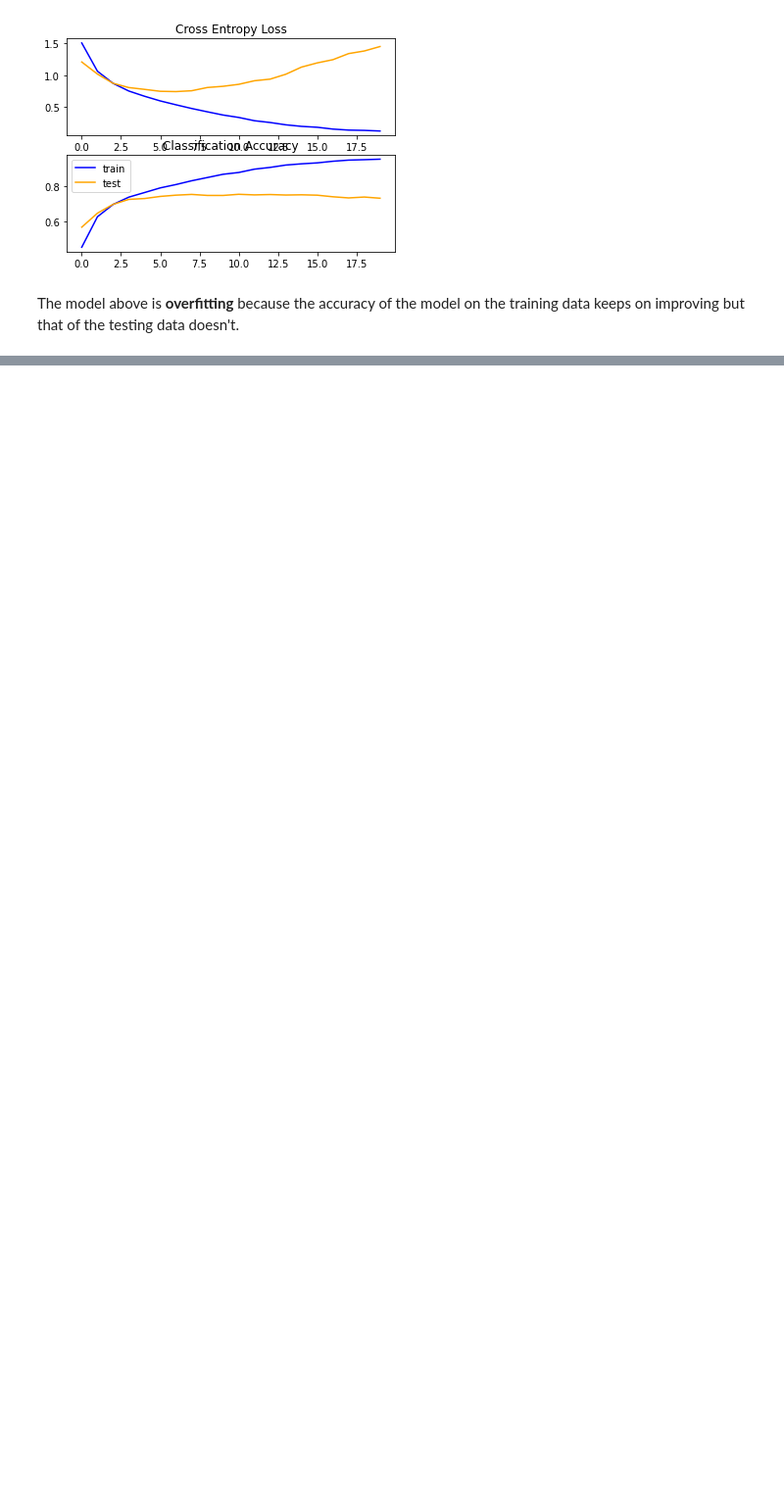
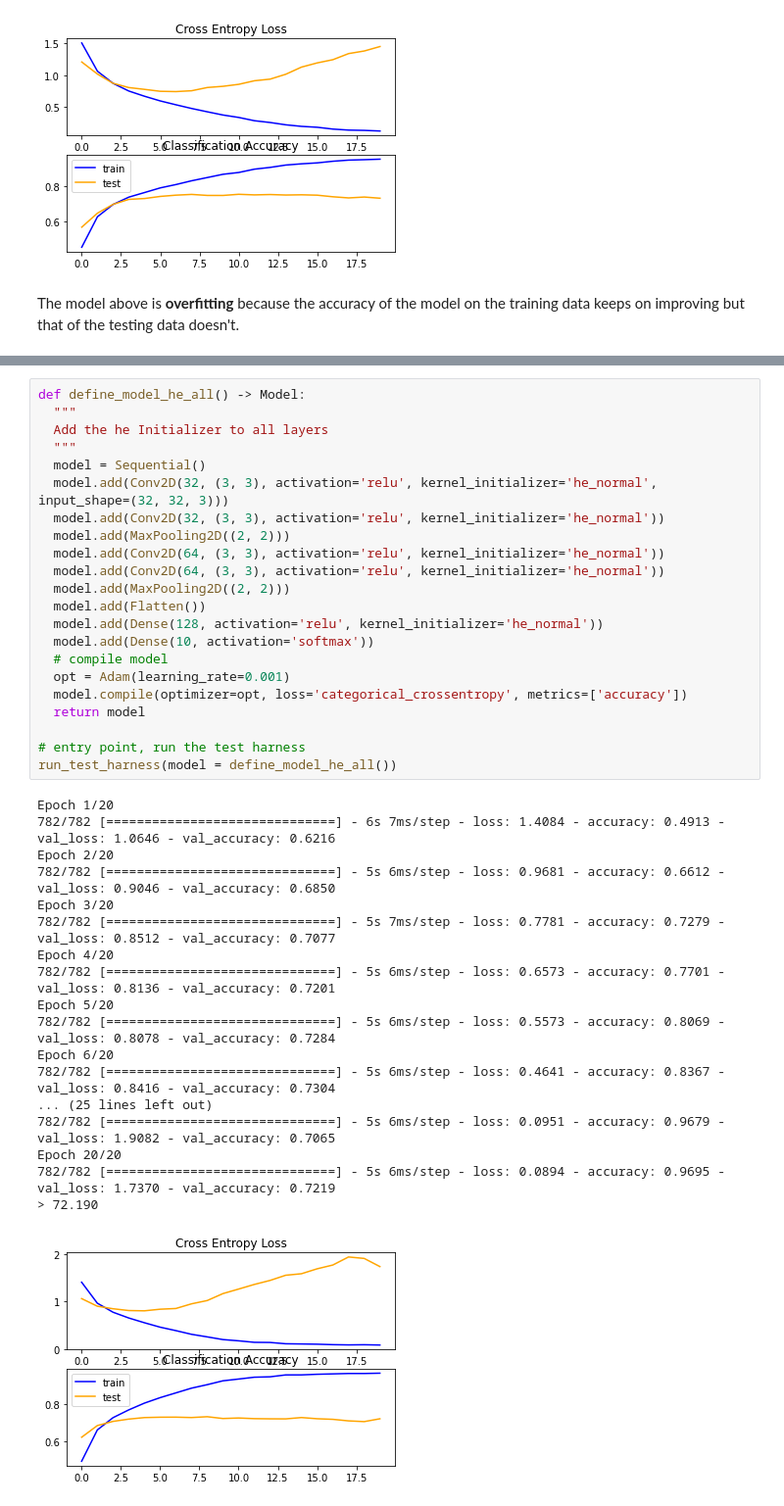
Before and after one commit to Inventrohyder/deep-learning-tutorial, a Jupyter notebook: CIFAR_10_Baseline.ipynb, the cells around one changed output, grey strips where cells are left out. Shown at 98% size. Cells and saved outputs as stored; diff of their text form; blank space fills up the shorter version.

```diff
--- a/CIFAR_10_Baseline.ipynb
+++ b/CIFAR_10_Baseline.ipynb
@@ -116,0 +199,41 @@ data doesn't.
+# %%
+def define_model_he_all() -> Model:
+  """
+  Add the he Initializer to all layers
+  """
+  model = Sequential()
+  model.add(Conv2D(32, (3, 3), activation='relu', kernel_initializer='he_normal', input_shape=(32, 32, 3)))
+  model.add(Conv2D(32, (3, 3), activation='relu', kernel_initializer='he_normal'))
+  model.add(MaxPooling2D((2, 2)))
+  model.add(Conv2D(64, (3, 3), activation='relu', kernel_initializer='he_normal'))
+  model.add(Conv2D(64, (3, 3), activation='relu', kernel_initializer='he_normal'))
+  model.add(MaxPooling2D((2, 2)))
+  model.add(Flatten())
+  model.add(Dense(128, activation='relu', kernel_initializer='he_normal'))
+  model.add(Dense(10, activation='softmax'))
+  # compile model
+  opt = Adam(learning_rate=0.001)
+  model.compile(optimizer=opt, loss='categorical_crossentropy', metrics=['accuracy'])
+  return model
+
+# entry point, run the test harness
+run_test_harness(model = define_model_he_all())
+# %% [output]
+Epoch 1/20
+782/782 [==============================] - 6s 7ms/step - loss: 1.4084 - accuracy: 0.4913 - val_loss: 1.0646 - val_accuracy: 0.6216
+Epoch 2/20
+782/782 [==============================] - 5s 6ms/step - loss: 0.9681 - accuracy: 0.6612 - val_loss: 0.9046 - val_accuracy: 0.6850
+Epoch 3/20
+782/782 [==============================] - 5s 7ms/step - loss: 0.7781 - accuracy: 0.7279 - val_loss: 0.8512 - val_accuracy: 0.7077
+Epoch 4/20
+782/782 [==============================] - 5s 6ms/step - loss: 0.6573 - accuracy: 0.7701 - val_loss: 0.8136 - val_accuracy: 0.7201
+Epoch 5/20
+782/782 [==============================] - 5s 6ms/step - loss: 0.5573 - accuracy: 0.8069 - val_loss: 0.8078 - val_accuracy: 0.7284
+Epoch 6/20
+782/782 [==============================] - 5s 6ms/step - loss: 0.4641 - accuracy: 0.8367 - val_loss: 0.8416 - val_accuracy: 0.7304
+... (25 lines left out)
+782/782 [==============================] - 5s 6ms/step - loss: 0.0951 - accuracy: 0.9679 - val_loss: 1.9082 - val_accuracy: 0.7065
+Epoch 20/20
+782/782 [==============================] - 5s 6ms/step - loss: 0.0894 - accuracy: 0.9695 - val_loss: 1.7370 - val_accuracy: 0.7219
+> 72.190
+[figure, added]
```
Also changed, not shown: parts of 3 cells of this notebook.
